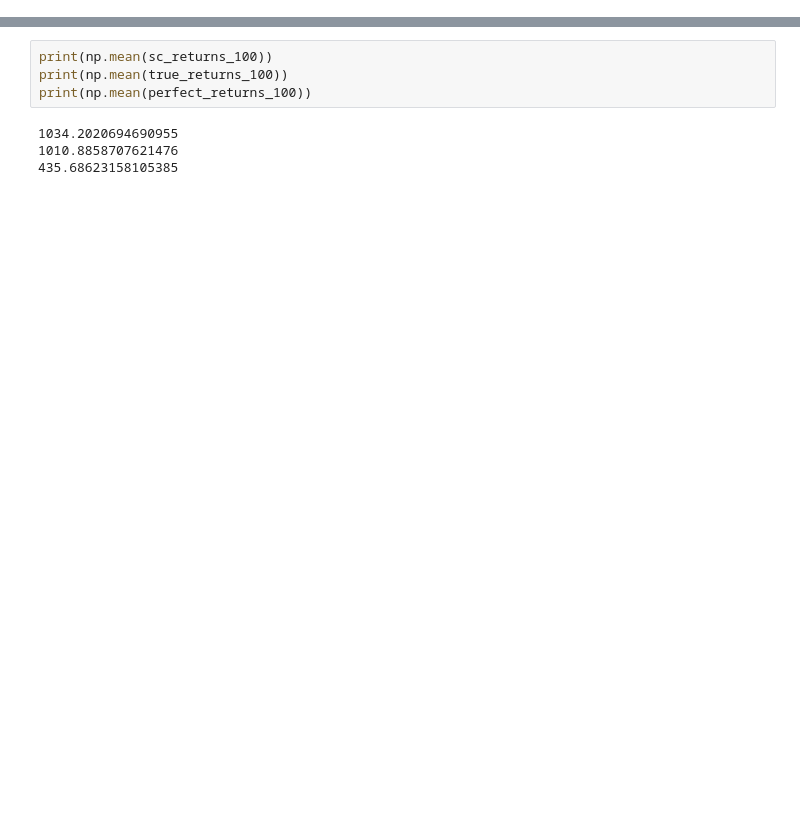
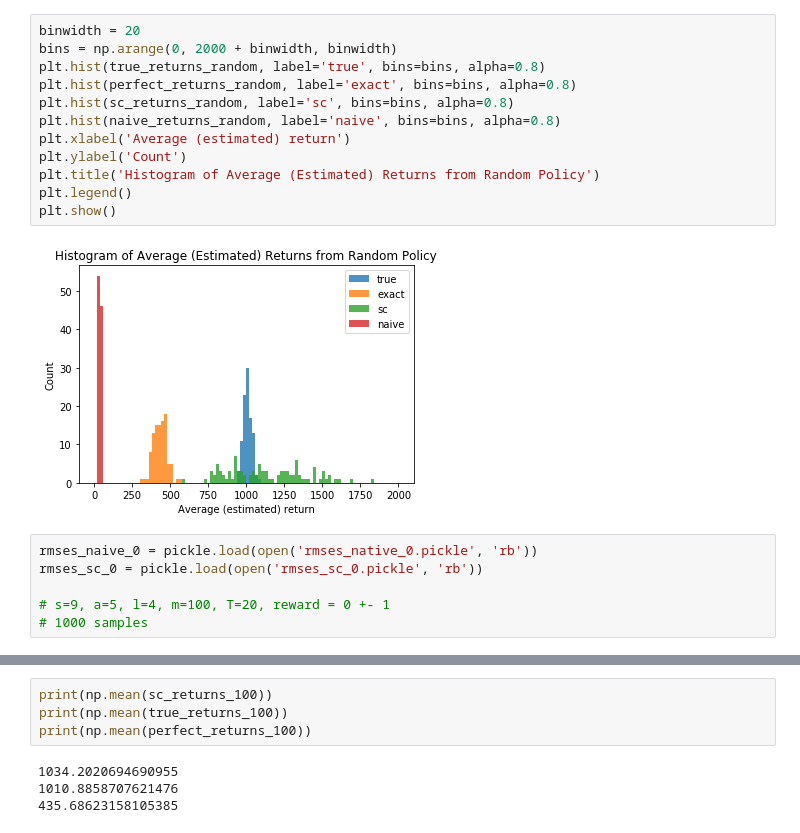
Before and after one commit to blepfo/RL-MDPs, a Jupyter notebook: Untitled.ipynb, the cells around one changed output, grey strips where cells are left out. Drawn from its saved outputs; the diff is of its cells as text; blank space fills up the shorter version.

```diff
--- a/Untitled.ipynb
+++ b/Untitled.ipynb
@@ -5,0 +27,20 @@ m=100
+# %%
+binwidth = 20
+bins = np.arange(0, 2000 + binwidth, binwidth)
+plt.hist(true_returns_random, label='true', bins=bins, alpha=0.8)
+plt.hist(perfect_returns_random, label='exact', bins=bins, alpha=0.8)
+plt.hist(sc_returns_random, label='sc', bins=bins, alpha=0.8)
+plt.hist(naive_returns_random, label='naive', bins=bins, alpha=0.8)
+plt.xlabel('Average (estimated) return')
+plt.ylabel('Count')
+plt.title('Histogram of Average (Estimated) Returns from Random Policy')
+plt.legend()
+plt.show()
+# %% [output]
+[figure, added]
+# %%
+rmses_naive_0 = pickle.load(open('rmses_native_0.pickle', 'rb'))
+rmses_sc_0 = pickle.load(open('rmses_sc_0.pickle', 'rb'))
+
+# s=9, a=5, l=4, m=100, T=20, reward = 0 +- 1
+# 1000 samples
```
Also changed, not shown: parts of 20 cells of this notebook, 20 other files.
